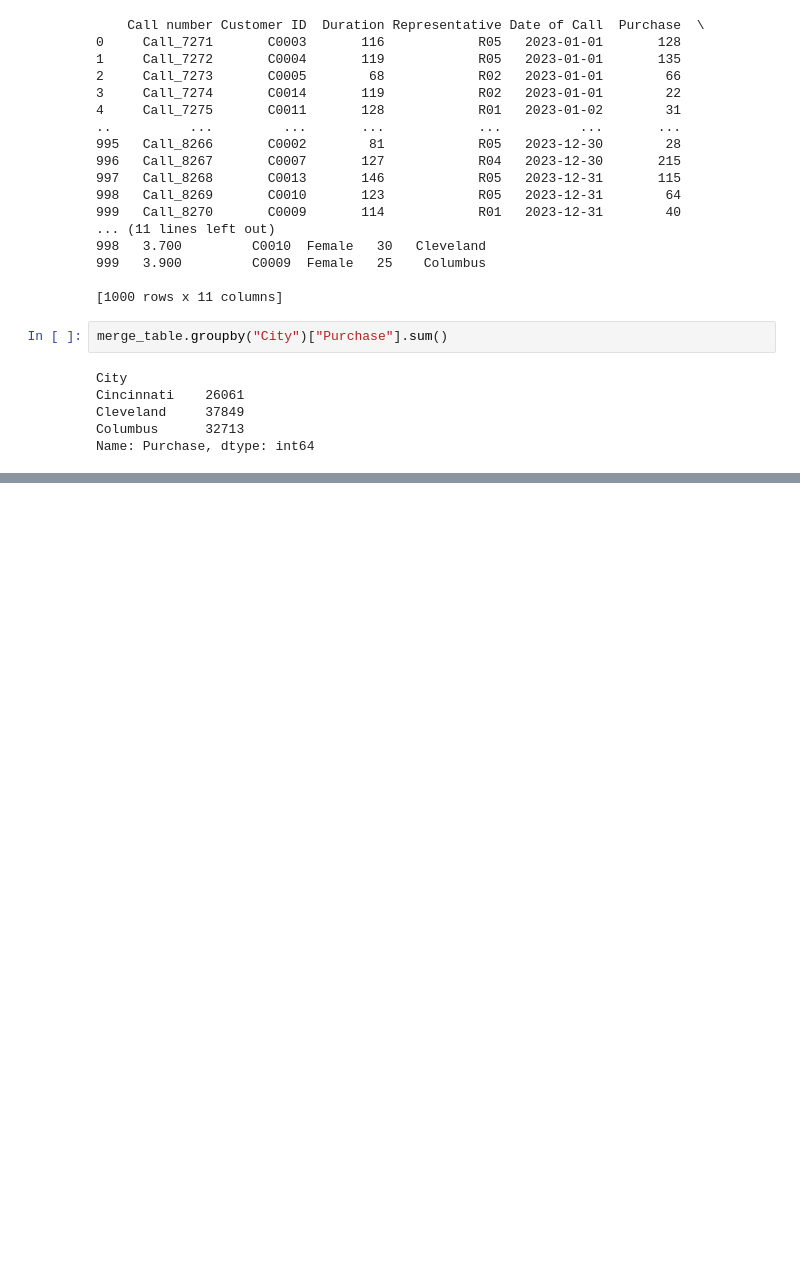
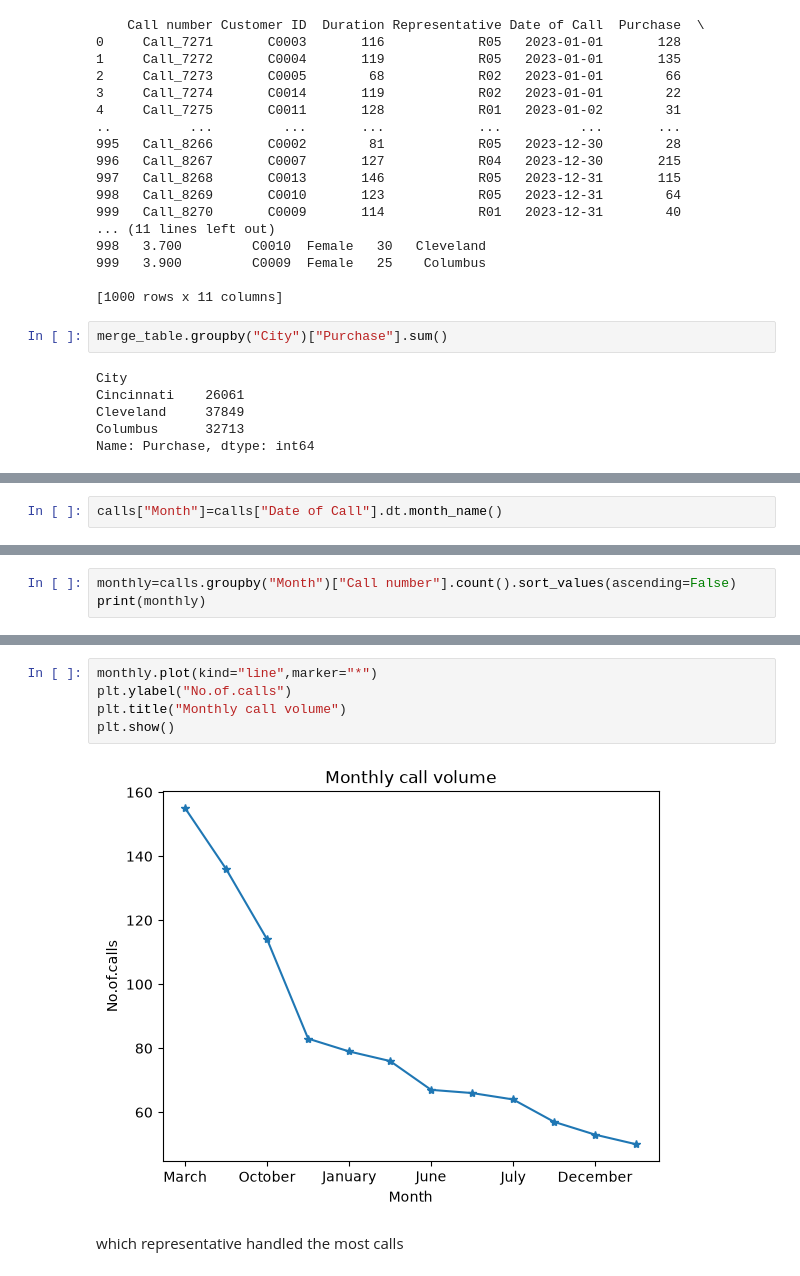
Before and after one commit to GnanajothiM/call_centre_performance_Analysis_system, a Jupyter notebook: source/call_center.ipynb, the cells around one changed output, grey strips where cells are left out. Saved outputs shown, nothing was run; the diff lists cells and outputs as text; blank space fills up the shorter version.

Commit message:
charts done

```diff
--- a/source/call_center.ipynb
+++ b/source/call_center.ipynb
@@ -412,0 +552,2 @@ Name: Purchase, dtype: int64
+# %%
+calls["Month"]=calls["Date of Call"].dt.month_name()
@@ -412,0 +561,3 @@ Name: Purchase, dtype: int64
+# %%
+monthly=calls.groupby("Month")["Call number"].count().sort_values(ascending=False)
+print(monthly)
@@ -412,0 +579,9 @@ Name: Purchase, dtype: int64
+# %%
+monthly.plot(kind="line",marker="*")
+plt.ylabel("No.of.calls")
+plt.title("Monthly call volume")
+plt.show()
+# %% [output]
+[figure, added]
+# %% [markdown]
+which representative handled the most calls
```
Also changed, not shown: parts of 49 cells of this notebook.
